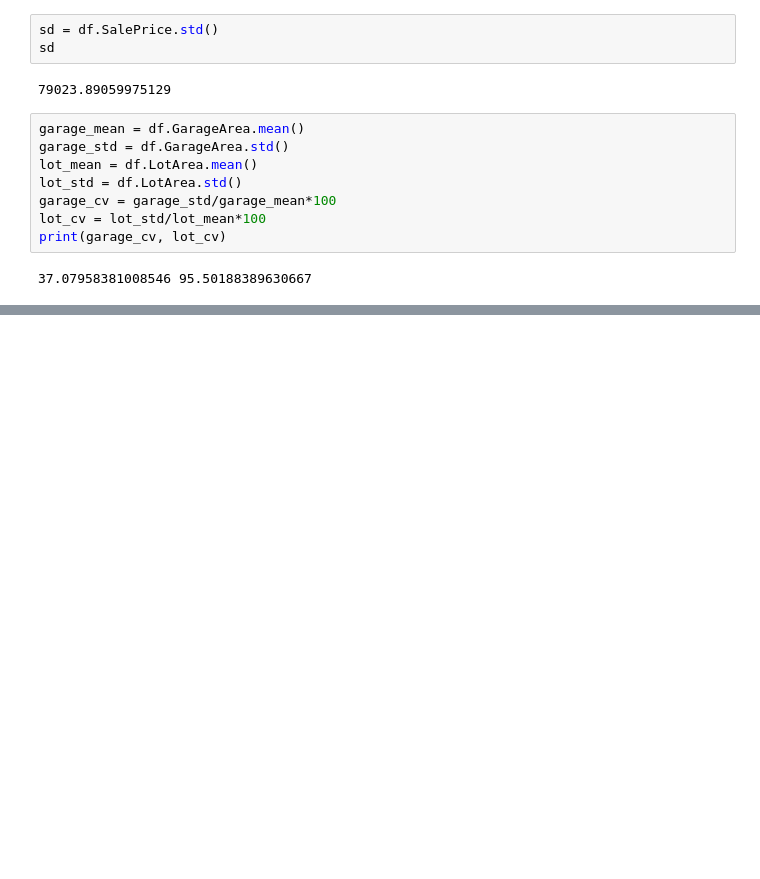
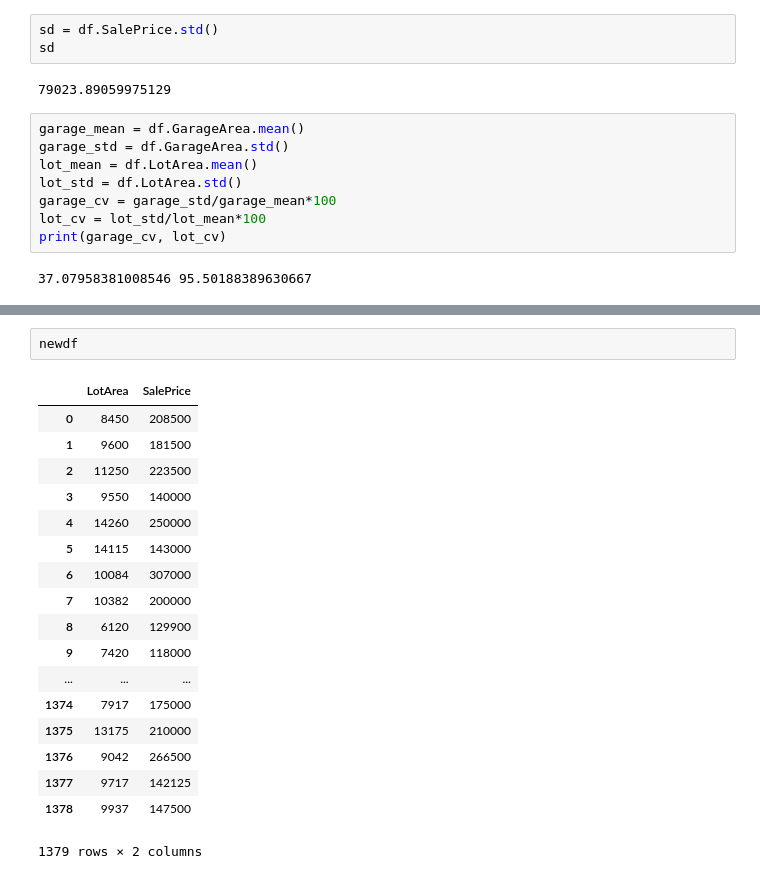
Before and after one commit to abhishekkumaribt/Grey_Atom, a Jupyter notebook: ipynb/SummarizingData.ipynb, the cells around one changed output, grey strips where cells are left out. Saved outputs shown, nothing was run; the diff lists cells and outputs as text; blank space fills up the shorter version.

```diff
--- a/ipynb/SummarizingData.ipynb
+++ b/ipynb/SummarizingData.ipynb
@@ -126,0 +188,21 @@ print(garage_cv, lot_cv)
+# %%
+newdf
+# %% [output]
+|  | LotArea | SalePrice |
+| 0 | 8450 | 208500 |
+| 1 | 9600 | 181500 |
+| 2 | 11250 | 223500 |
+| 3 | 9550 | 140000 |
+| 4 | 14260 | 250000 |
+| 5 | 14115 | 143000 |
+| 6 | 10084 | 307000 |
+| 7 | 10382 | 200000 |
+| 8 | 6120 | 129900 |
+| 9 | 7420 | 118000 |
+| ... | ... | ... |
+| 1374 | 7917 | 175000 |
+| 1375 | 13175 | 210000 |
+| 1376 | 9042 | 266500 |
+| 1377 | 9717 | 142125 |
+| 1378 | 9937 | 147500 |
+1379 rows × 2 columns
```
Also changed, not shown: parts of 13 cells of this notebook, 1 other file.
